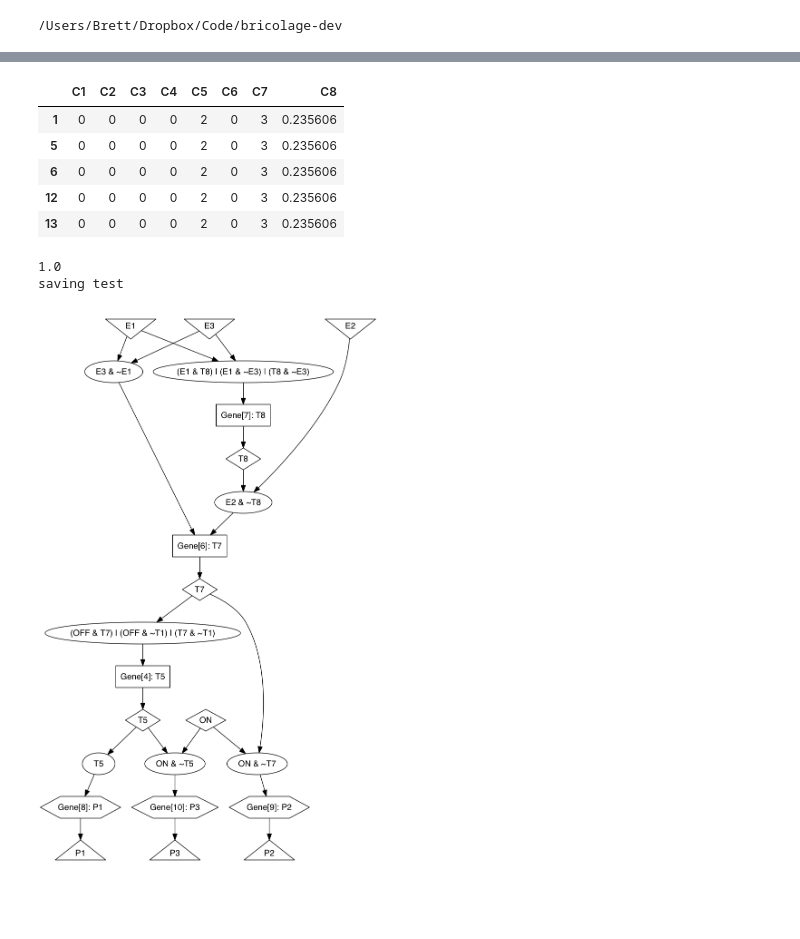
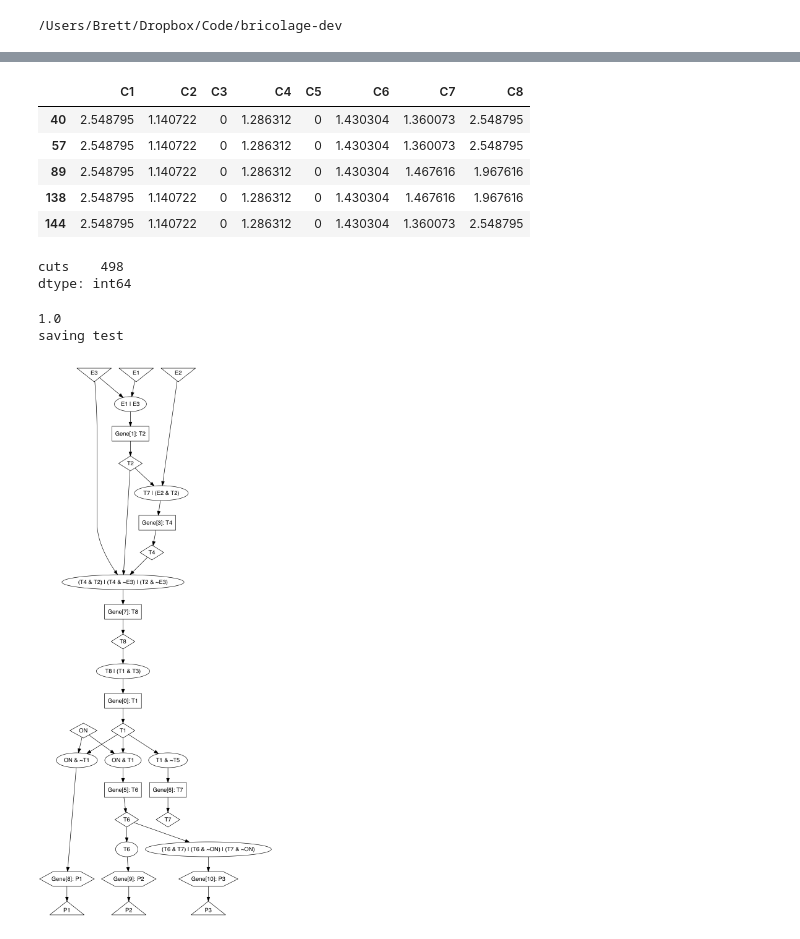
Before and after one commit to brettc/bricolage, a Jupyter notebook: experiments/simple-analysis.ipynb, the cells around one changed output, grey strips where cells are left out. Drawn from its saved outputs; the diff is of its cells as text; code cells hidden in the pictures; blank space fills up the shorter version.

```diff
--- a/experiments/simple-analysis.ipynb
+++ b/experiments/simple-analysis.ipynb
@@ -17,11 +17,12 @@ from IPython.display import Image
 # %%
 def show_network(n, s=True):
     graph.save_network_as_fullgraph(n, name='test', simplify=s)
-    return Image(filename='network-test.png', height=500)
+    return Image(filename='network-test.png', height=100)
 # %%
-treat = lineage.Treatment("/Users/Brett/Desktop/simple/10-(a-and-not-b)-or-(a-and-not-c)-or-(not-b-and-not-c)/")
+treat = lineage.Treatment("/Users/Brett/Desktop/simple/01-(a-and-not-c)-or-(b-and-c)/")
 # %%
-rep = treat.replicates[15]
+rep = treat.replicates[13]
 lin = rep.get_lineage(readonly=True)
 targ = lin.targets[0]
+flow = [0, 0, 1]
 # %%
@@ -40,19 +41,24 @@ pc.describe()
 # %%
-pc.query('C7 == 3.0').head()
+pc.query('C1 > 2.5').head()
 # %% [output]
 |  | C1 | C2 | C3 | C4 | C5 | C6 | C7 | C8 |
-| 1 | 0 | 0 | 0 | 0 | 2 | 0 | 3 | 0.235606 |
-| 5 | 0 | 0 | 0 | 0 | 2 | 0 | 3 | 0.235606 |
-| 6 | 0 | 0 | 0 | 0 | 2 | 0 | 3 | 0.235606 |
-| 12 | 0 | 0 | 0 | 0 | 2 | 0 | 3 | 0.235606 |
-| 13 | 0 | 0 | 0 | 0 | 2 | 0 | 3 | 0.235606 |
+| 40 | 2.548795 | 1.140722 | 0 | 1.286312 | 0 | 1.430304 | 1.360073 | 2.548795 |
+| 57 | 2.548795 | 1.140722 | 0 | 1.286312 | 0 | 1.430304 | 1.360073 | 2.548795 |
+| 89 | 2.548795 | 1.140722 | 0 | 1.286312 | 0 | 1.430304 | 1.467616 | 1.967616 |
+| 138 | 2.548795 | 1.140722 | 0 | 1.286312 | 0 | 1.430304 | 1.467616 | 1.967616 |
+| 144 | 2.548795 | 1.140722 | 0 | 1.286312 | 0 | 1.430304 | 1.360073 | 2.548795 |
+# %%
+pcut.query('cuts == 1.0').count()
+# %% [output]
+cuts    498
+dtype: int64
 # %%
-net = lin.population[1]
+net = lin.population[144]
 print net.fitness
 show_network(net)
 # %% [output]
 1.0
 saving test
-[figure, old version]
+[figure, new version]
 # %%
 anc = lin.get_ancestry(net.identifier)
```
Also changed, not shown: parts of 17 cells of this notebook, 5 other files.
